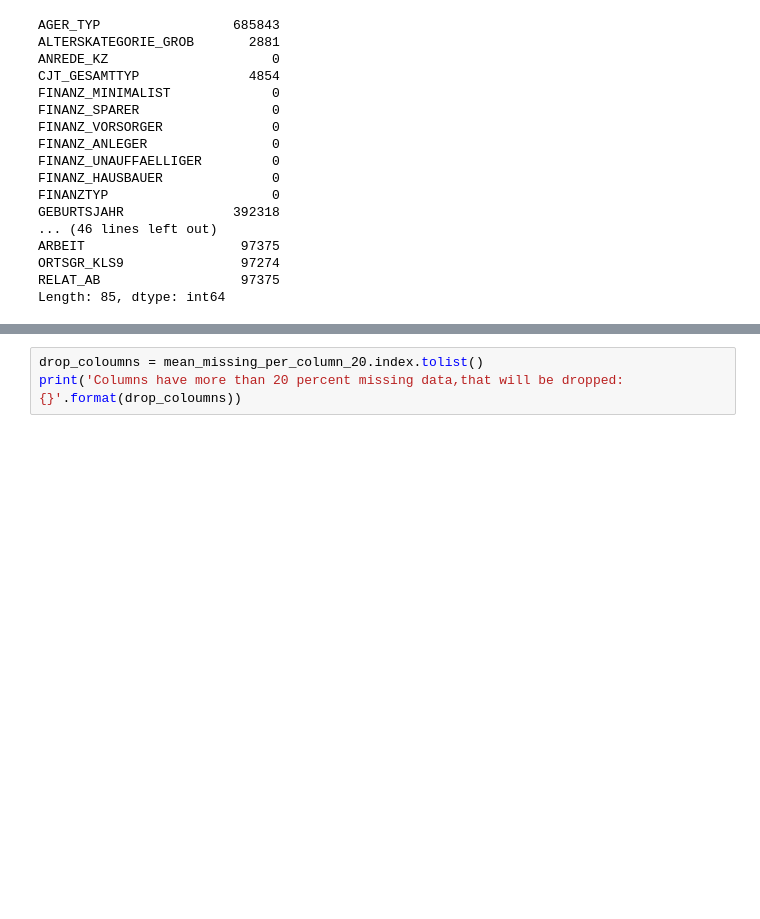
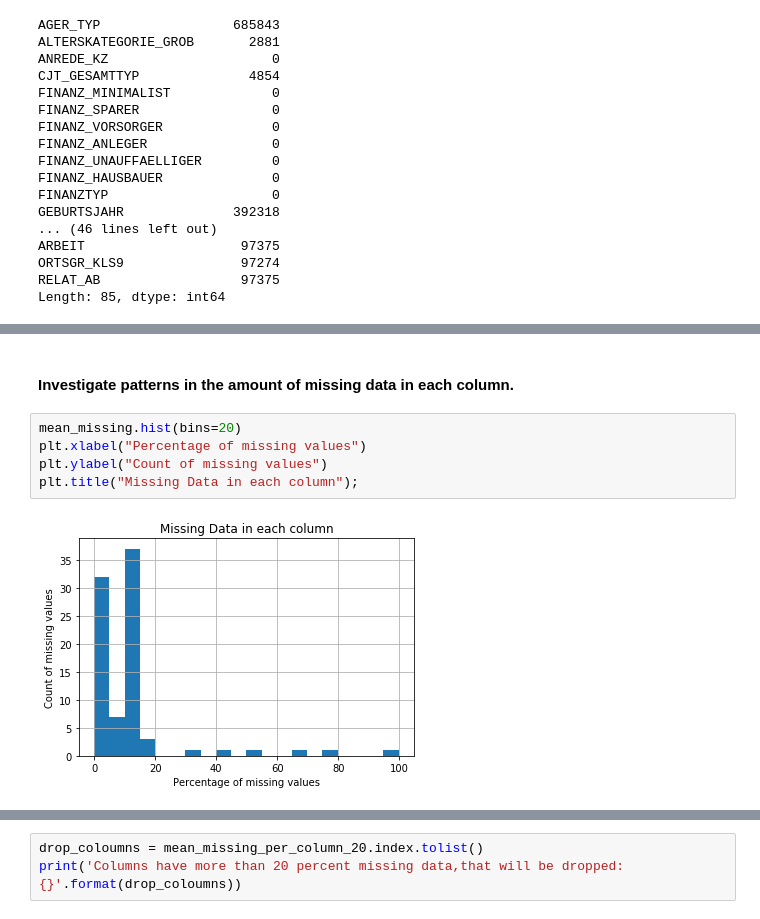
Before and after one commit to somya1212/Identifying-Customer-Segments-with-Arvato, a Jupyter notebook: Identify_Customer_Segments.ipynb, the cells around one changed output, grey strips where cells are left out. Drawn from its saved outputs; the diff is of its cells as text; blank space fills up the shorter version.

```diff
--- a/Identify_Customer_Segments.ipynb
+++ b/Identify_Customer_Segments.ipynb
@@ -257,0 +238,9 @@ mean_missing.hist(bins=20)
+# %% [markdown]
+#### Investigate patterns in the amount of missing data in each column.
+# %%
+mean_missing.hist(bins=20)
+plt.xlabel("Percentage of missing values")
+plt.ylabel("Count of missing values")
+plt.title("Missing Data in each column");
+# %% [output]
+[figure, added]
```
Also changed, not shown: parts of 111 cells of this notebook.
